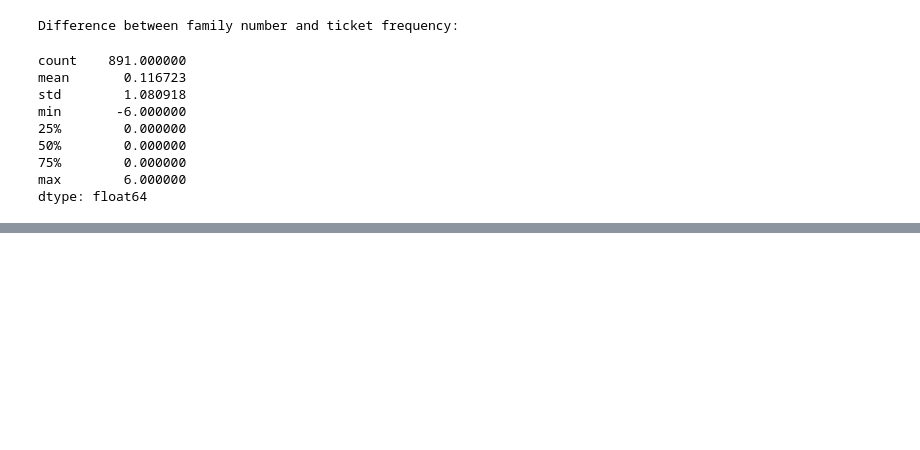
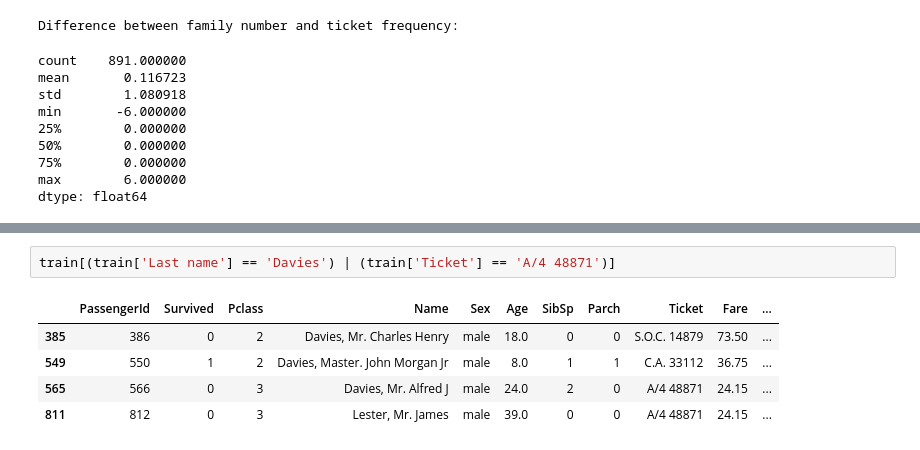
Before and after one commit to yoni2k/ml-kaggle-challenges, a Jupyter notebook: titanic/more_feature_engineering.ipynb, the cells around one changed output, grey strips where cells are left out. Drawn from its saved outputs; the diff is of its cells as text; blank space fills up the shorter version.

```diff
--- a/titanic/more_feature_engineering.ipynb
+++ b/titanic/more_feature_engineering.ipynb
@@ -195,0 +375,8 @@ dtype: float64
+# %%
+train[(train['Last name'] == 'Davies') | (train['Ticket'] == 'A/4 48871')]
+# %% [output]
+|  | PassengerId | Survived | Pclass | Name | Sex | Age | SibSp | Parch | Ticket | Fare | ... |
+| 385 | 386 | 0 | 2 | Davies, Mr. Charles Henry | male | 18.0 | 0 | 0 | S.O.C. 14879 | 73.50 | ... |
+| 549 | 550 | 1 | 2 | Davies, Master. John Morgan Jr | male | 8.0 | 1 | 1 | C.A. 33112 | 36.75 | ... |
+| 565 | 566 | 0 | 3 | Davies, Mr. Alfred J | male | 24.0 | 2 | 0 | A/4 48871 | 24.15 | ... |
+| 811 | 812 | 0 | 3 | Lester, Mr. James | male | 39.0 | 0 | 0 | A/4 48871 | 24.15 | ... |
```
Also changed, not shown: parts of 14 cells of this notebook, 2 other files.
